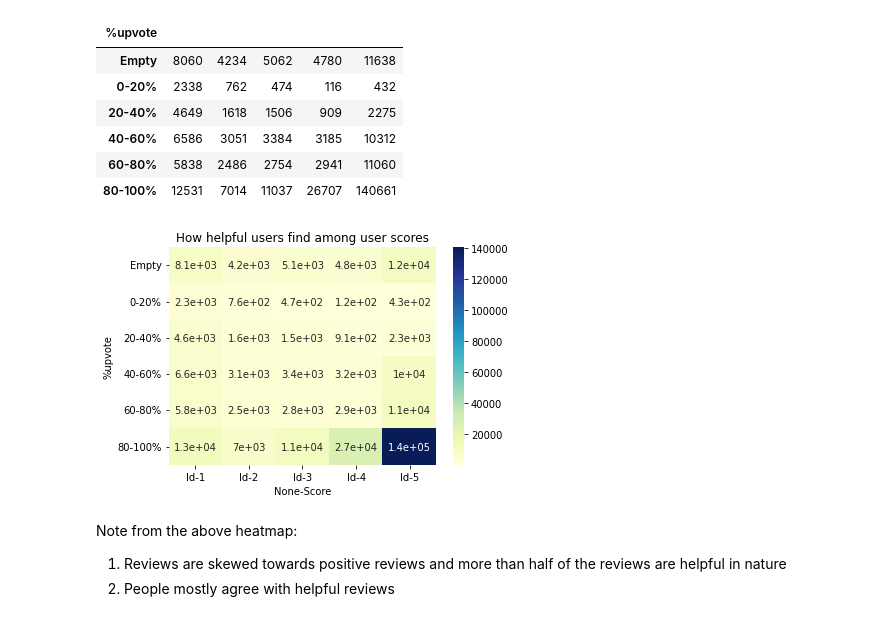
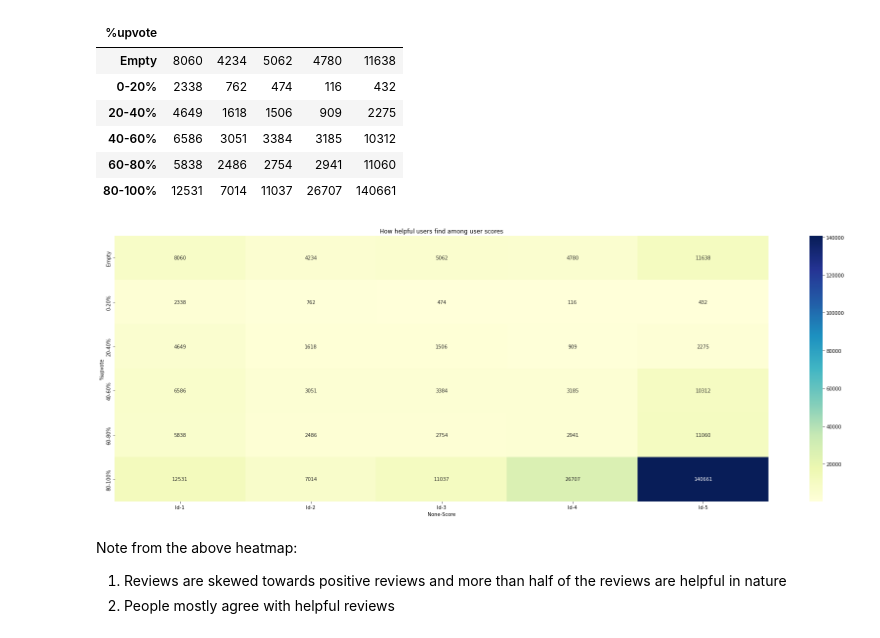
Before and after one commit to dhruvsethi98/Amazon-customer-sentiment-analysis-and-prediction-using-Logistic-Regression, a Jupyter notebook: Amazon_customer_sentiment.ipynb, the cells around one changed output. Cells and saved outputs as stored; diff of their text form; code cells hidden in the pictures.

```diff
--- a/Amazon_customer_sentiment.ipynb
+++ b/Amazon_customer_sentiment.ipynb
@@ -202,13 +202,13 @@ df_s.pivot(index='%upvote',columns='Score')
 # %%
 import seaborn as sns
 import matplotlib.pyplot as plt
-sns.heatmap(df_s.pivot(index='%upvote',columns='Score'),annot=True,cmap = 'YlGnBu')
+sns.heatmap(df_s.pivot(index='%upvote',columns='Score'),annot=True,fmt = 'g', cmap = 'YlGnBu')
 plt.title('How helpful users find among user scores')
 
 plt.rcParams["figure.figsize"]=30,10
 plt.show()
 # %% [output]
-[figure, old version]
+[figure, new version]
 # %% [markdown]
 Note from the above heatmap:
 
```
Also changed, not shown: parts of 2 cells of this notebook.
